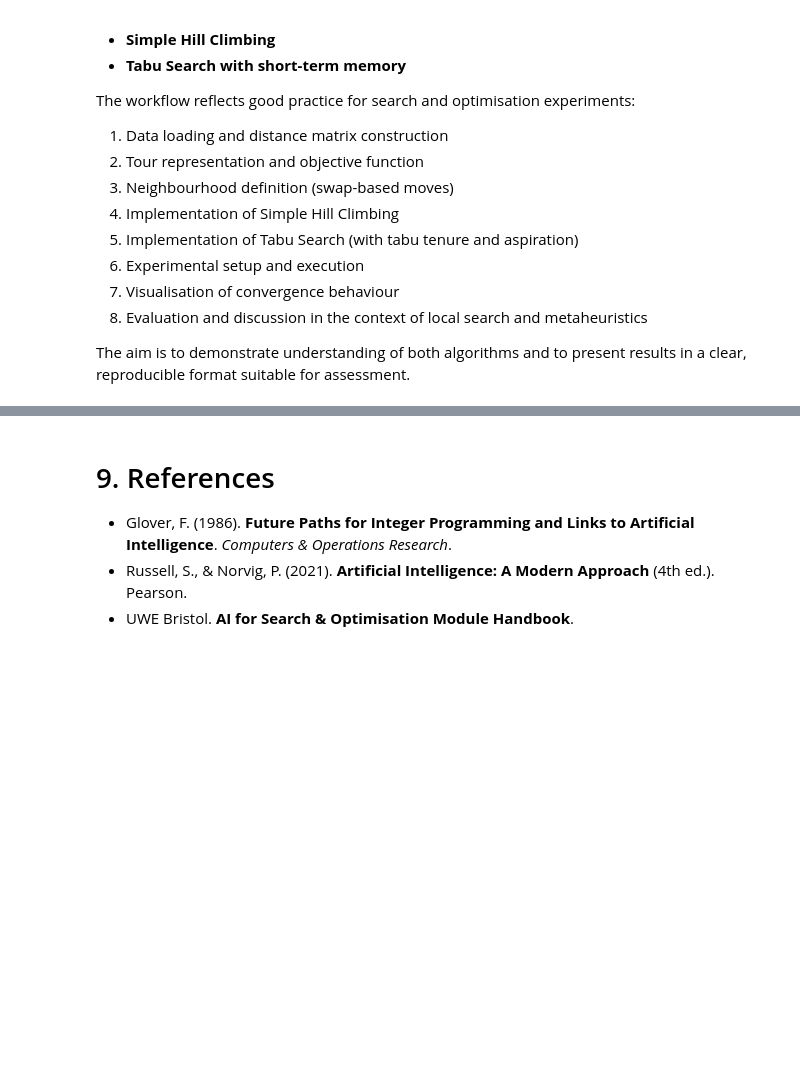
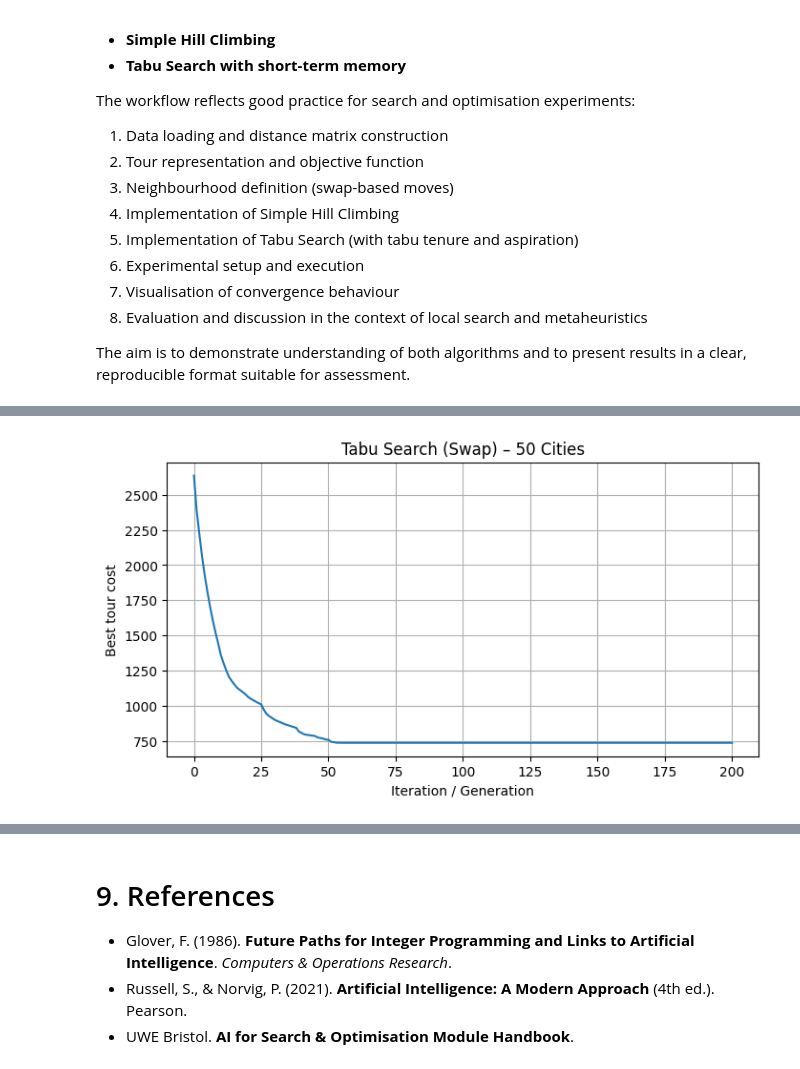
Before and after one commit to Bucci-beep/tsp-search-algorithm-Kibuchi, a Jupyter notebook: tsp_search_algorithm_Kibuchi.ipynb, the cells around one changed output, grey strips where cells are left out. Saved outputs shown, nothing was run; the diff lists cells and outputs as text; code cells hidden in the pictures; blank space fills up the shorter version.

```diff
--- a/tsp_search_algorithm_Kibuchi.ipynb
+++ b/tsp_search_algorithm_Kibuchi.ipynb
@@ -689,0 +408,4 @@ The observed behaviour aligns closely with the theoretical expectations taught i
+# %%
+plot_history(single_results["TS_swap"]["history"], "Tabu Search (Swap) – 50 Cities")
+# %% [output]
+[figure, added]
```
Also changed, not shown: parts of 54 cells of this notebook.
